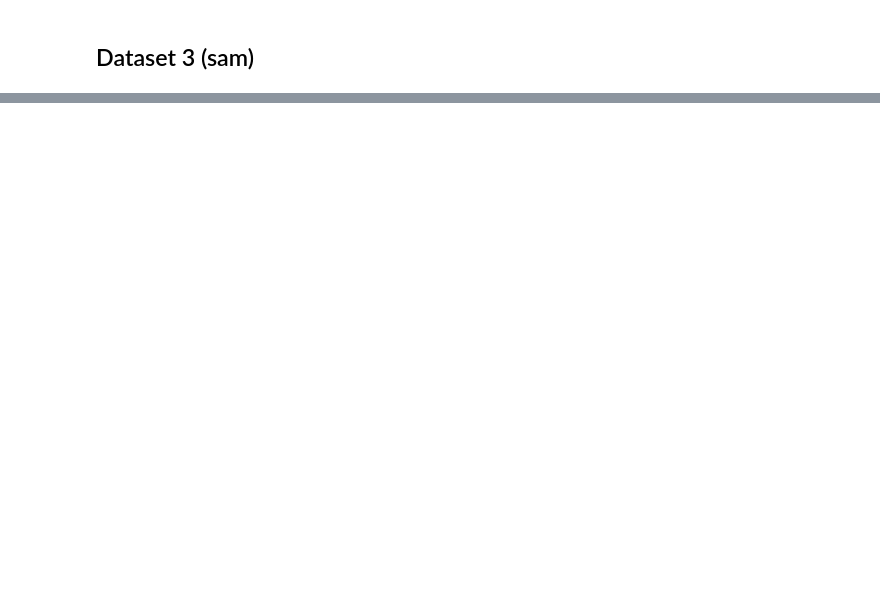
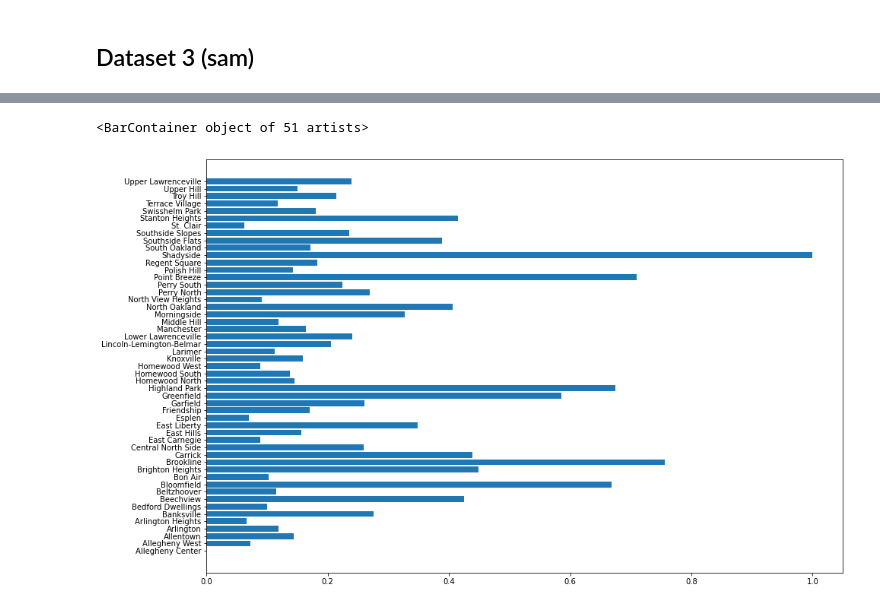
Before and after one commit to sam-lb/cmpinf0010_final, a Jupyter notebook: final project.ipynb, the cells around one changed output, grey strips where cells are left out. Saved outputs shown, nothing was run; the diff lists cells and outputs as text; code cells hidden in the pictures; blank space fills up the shorter version.

Commit message:
finalized stuff

```diff
--- a/final project.ipynb
+++ b/final project.ipynb
@@ -34,0 +85,26 @@ Reflect on how the data-driven determination of “best neighborhood” is the s
+# %%
+shared = set(cleaned).intersection(set(cleaned2))
+# %%
+def is_shared(entry):
+    entry = entry.str.lower()
+    entry = entry.str.replace(" ", "")
+    entry = entry.str.replace("'", "")
+    entry = entry.str.replace("-", "")
+    entry = entry.str.replace("\(pittsburgh\)", "", regex=True)
+    result = [] # yeah this is kinda bad, but it does the trick and it's fine for relatively small datasets
+    for item in list(entry):
+        if item in shared:
+            result.append(True)
+        else: result.append(False)
+    return result
+# %%
+cleaned_crime_df = df2[is_shared(df2["neighborhood"])]
+cleaned_covid_df = df[is_shared(df["neighborhood_municipality"])]
+cleaned_crime_df = list(cleaned_crime_df.sort_values("neighborhood")
+cleaned_covid_df = cleaned_covid_df.sort_values("neighborhood_municipality")
+# %%
+import numpy as np
+arr1 = np.array(cleaned_crime_df["overall_crime_rate"])
+arr2 = np.array(cleaned_covid_df["bivalent_booster"])
+final_score = arr2 - 10 * arr1
+winning_index= np.argmax(final_score)
@@ -34,0 +159,6 @@ Reflect on how the data-driven determination of “best neighborhood” is the s
+# %%
+normalized = (final_score - np.min(final_score)) / (np.max(final_score) - np.min(final_score))
+plt.barh(cleaned_crime_df["neighborhood"], normalized)
+# %% [output]
+<BarContainer object of 51 artists>
+[figure, added]
```
Also changed, not shown: parts of 20 cells of this notebook, 1 other file.
